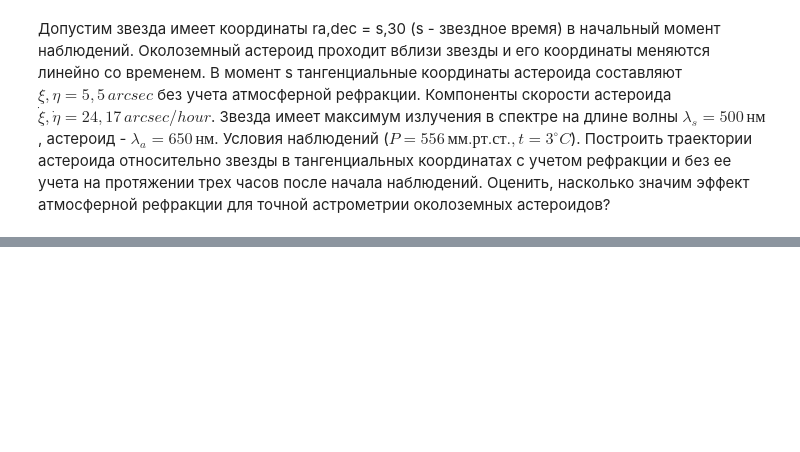
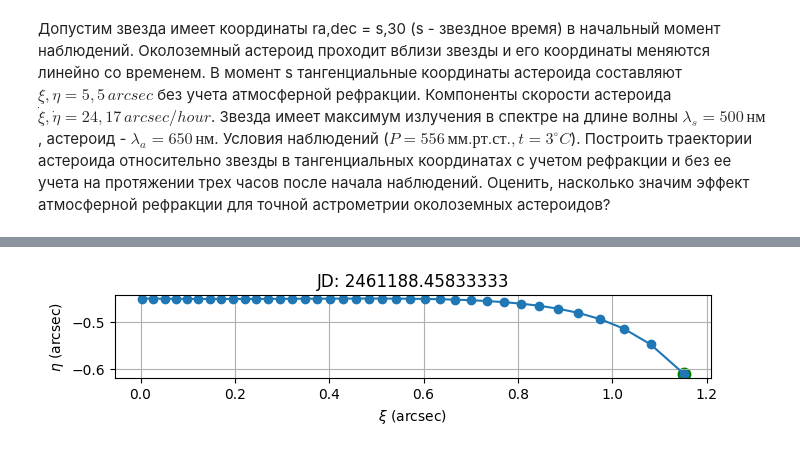
Before and after one commit to ymax74/sfa, a Jupyter notebook: sfa_refraction_coding.ipynb, the cells around one changed output, grey strips where cells are left out. Cells and saved outputs as stored; diff of their text form; code cells hidden in the pictures; blank space fills up the shorter version.

Commit message:
refraction

```diff
--- a/sfa_refraction_coding.ipynb
+++ b/sfa_refraction_coding.ipynb
@@ -94,0 +195,12 @@ ValueError: Latitude angle(s) must be within -90 deg <= angle <= 90 deg, got 141
+# %%
+s_list = [getSiderial(jd, lon) for jd in jd_list]
+
+xi_ref = []
+eta_ref = []
+for i in range(len(xi_list)):
+    ra_a, dec_a = RADecFromTang(xi_list[i], eta_list[i], ra_s, dec_s)
+    ra_a_ref, dec_a_ref = refraction(ra_a, dec_a, s_list[i], lat, jd_list[i], t, P, wl_a)
+    xi_ref_i, eta_ref_i = tangFromRADE(ra_a_ref, dec_a_ref, ra_s_ref[i], dec_s_ref[i])
+
+    xi_ref.append(xi_ref_i)
+    eta_ref.append(eta_ref_i)
@@ -94,0 +225,16 @@ ValueError: Latitude angle(s) must be within -90 deg <= angle <= 90 deg, got 141
+# %%
+fig, ax = plt.subplots(figsize=(7, 7))
+
+ax.plot(xi_ref, eta_ref, "o-")
+ax.scatter(xi_ref[0], eta_ref[0], color="green", s=80, label="Start")
+
+ax.set_title(f"JD: {JD:.8f}")
+ax.set_xlabel(r"$\xi$ (arcsec)")
+ax.set_ylabel(r"$\eta$ (arcsec)")
+ax.set_aspect("equal", adjustable="box")
+ax.grid(True)
+
+plt.tight_layout()
+plt.show()
+# %% [output]
+[figure, added]
```
Also changed, not shown: parts of 12 cells of this notebook, 2 other files.
